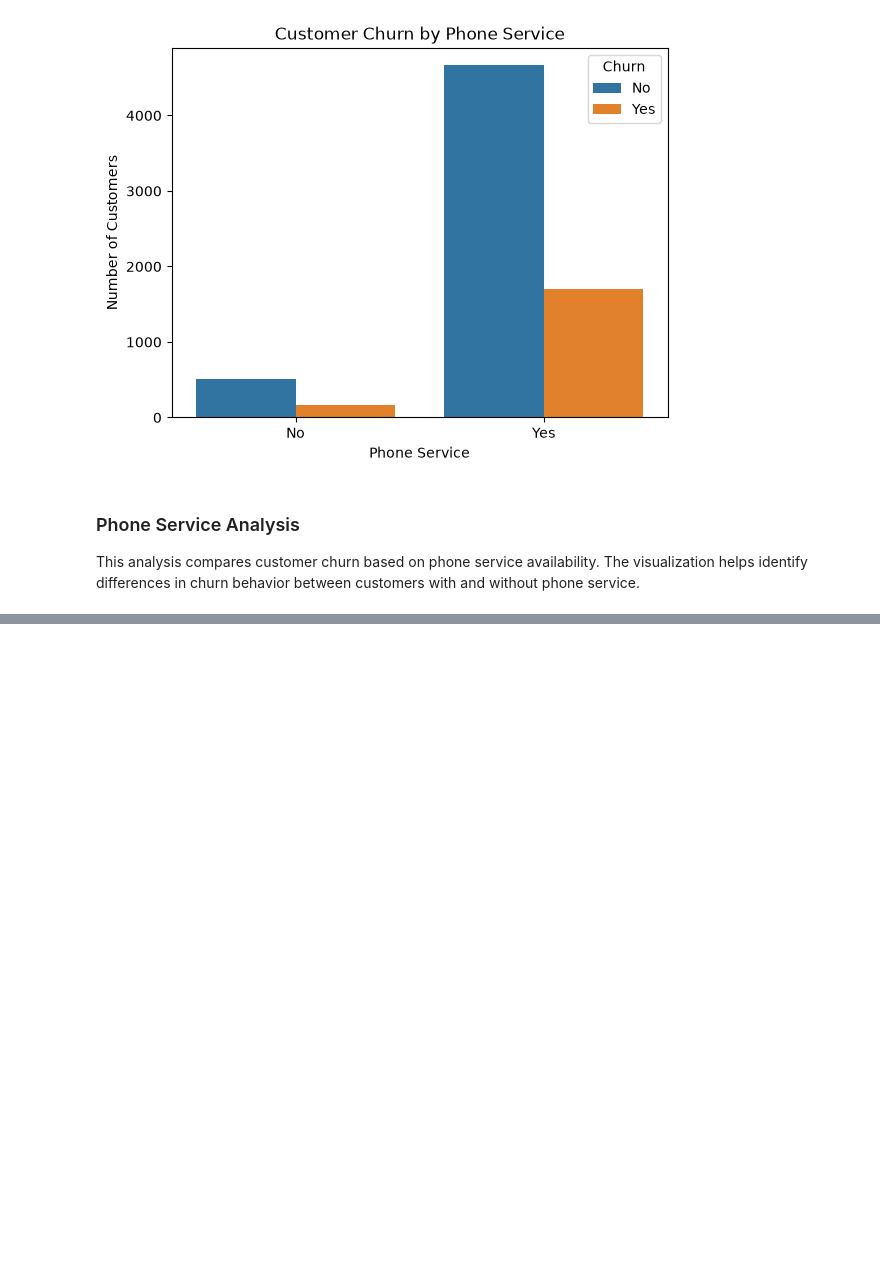
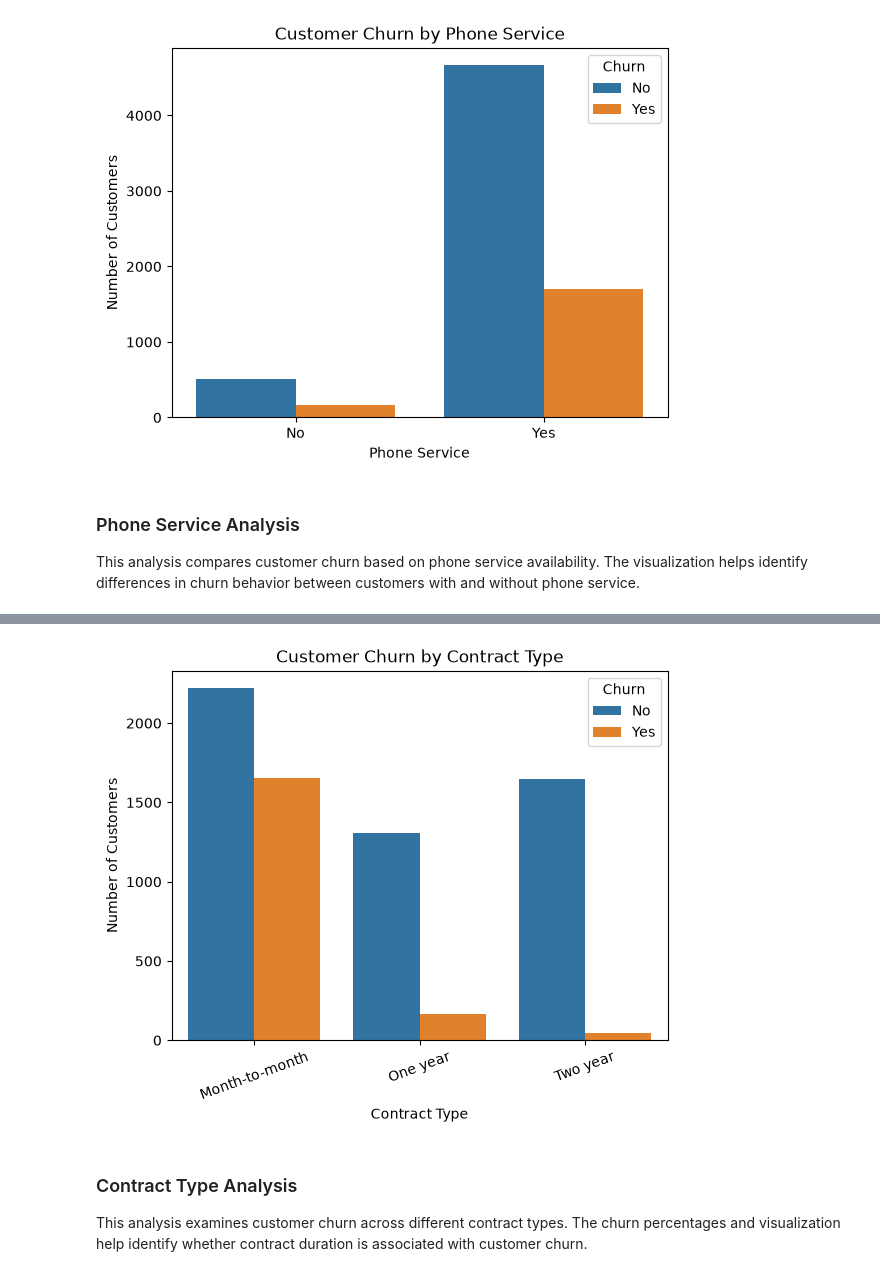
Before and after one commit to begamafreen8088-afk/zaalima-data-analytic, a Jupyter notebook: Notebooks/person2_eda.ipynb, the cells around one changed output, grey strips where cells are left out. Saved outputs shown, nothing was run; the diff lists cells and outputs as text; code cells hidden in the pictures; blank space fills up the shorter version.

```diff
--- a/Notebooks/person2_eda.ipynb
+++ b/Notebooks/person2_eda.ipynb
@@ -429,0 +534,16 @@ customers with and without phone service.
+# %%
+sns.countplot(data=df, x="Contract", hue="Churn")
+
+plt.title("Customer Churn by Contract Type")
+plt.xlabel("Contract Type")
+plt.ylabel("Number of Customers")
+plt.xticks(rotation=20)
+plt.show()
+# %% [output]
+[figure, added]
+# %% [markdown]
+### Contract Type Analysis
+
+This analysis examines customer churn across different contract types.
+The churn percentages and visualization help identify whether
+contract duration is associated with customer churn.
```
Also changed, not shown: parts of 19 cells of this notebook.
